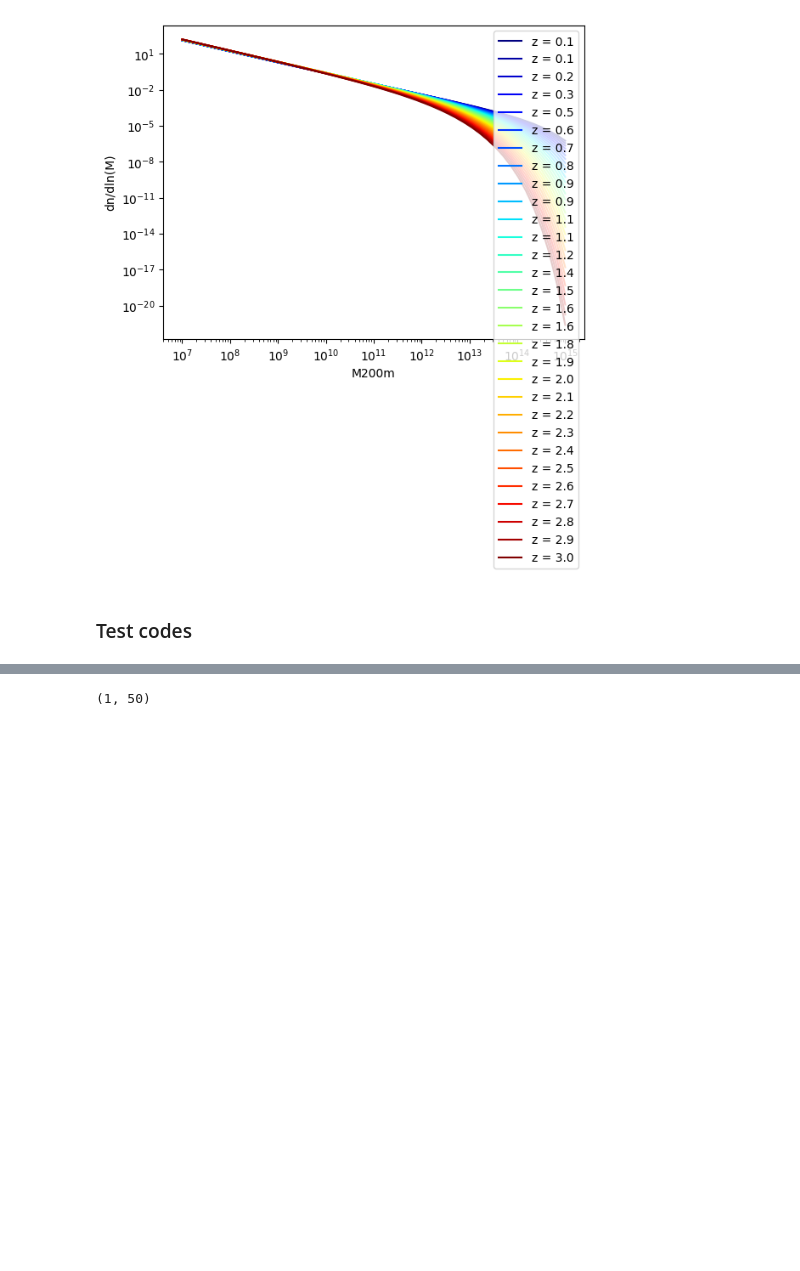
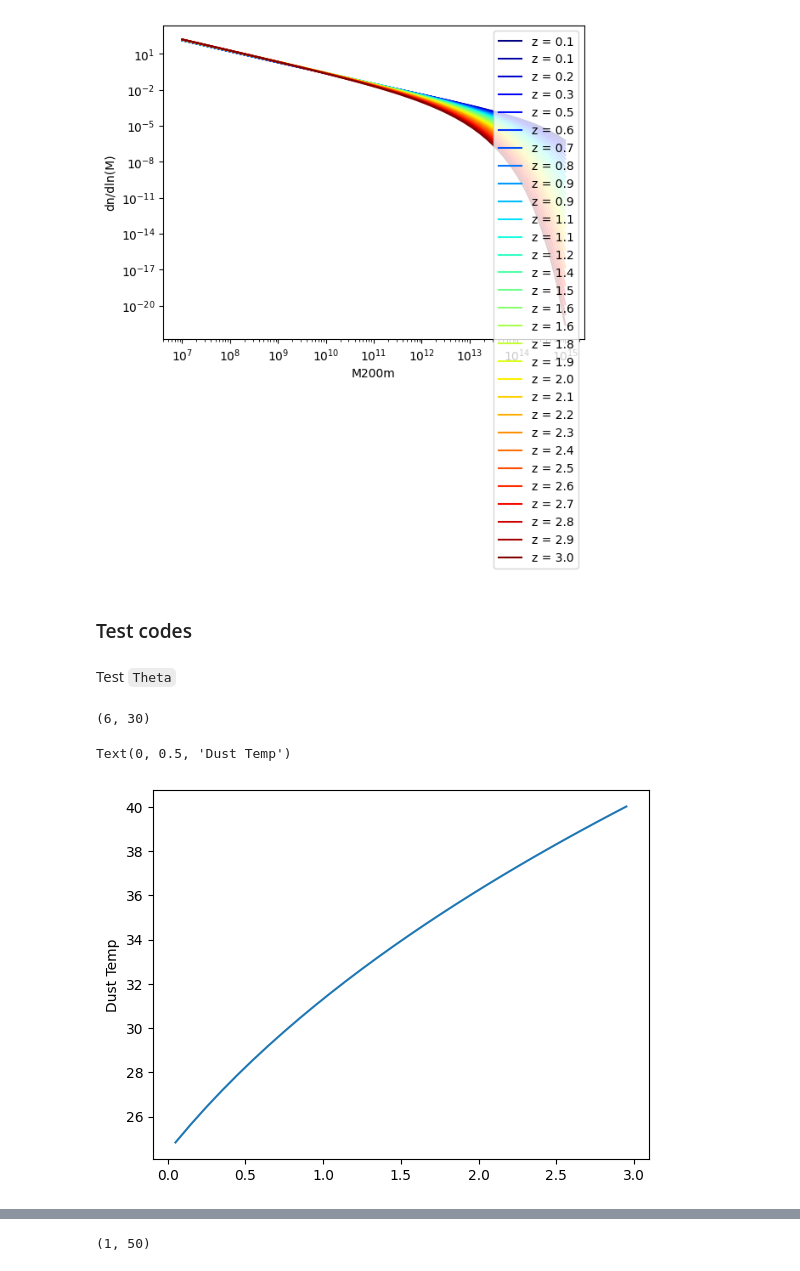
Before and after one commit to destrys/galCIB, a Jupyter notebook: base-lcdm.ipynb, the cells around one changed output, grey strips where cells are left out. Drawn from its saved outputs; the diff is of its cells as text; code cells hidden in the pictures; blank space fills up the shorter version.

```diff
--- a/base-lcdm.ipynb
+++ b/base-lcdm.ipynb
@@ -140,2 +140,23 @@ import consts
 import matplotlib.pyplot as plt
 import numpy as np
+# %% [markdown]
+Test `Theta`
+# %%
+nu_primes = consts.nu_primes
+z = consts.dict_gal['ELG']['z']
+beta = 1.7
+T0 = 24.4
+alpha = 0.36
+dgamma = 1.7
+# %%
+theta = np.zeros_like(nu_primes) # shape (nu, z)
+theta.shape
+# %% [output]
+(6, 30)
+# %%
+Td = cib.Tdust(T0, alpha)
+plt.plot(z, Td)
+plt.ylabel("Dust Temp")
+# %% [output]
+Text(0, 0.5, 'Dust Temp')
+[figure, added]
```
Also changed, not shown: parts of 14 cells of this notebook, 3 other files.
